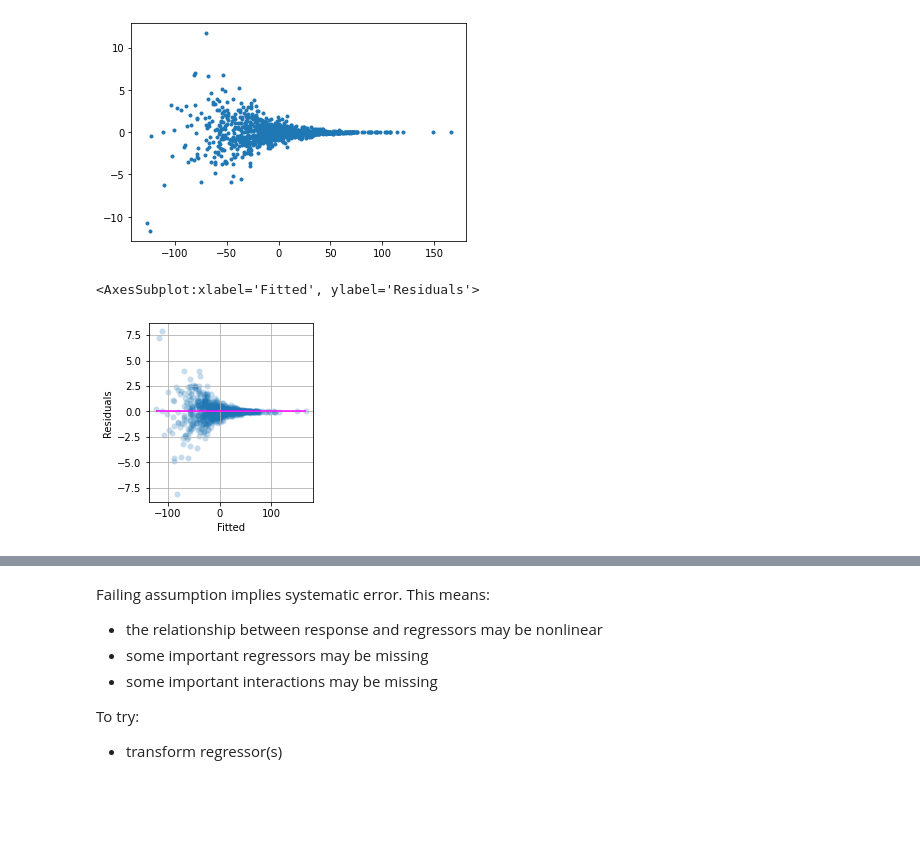
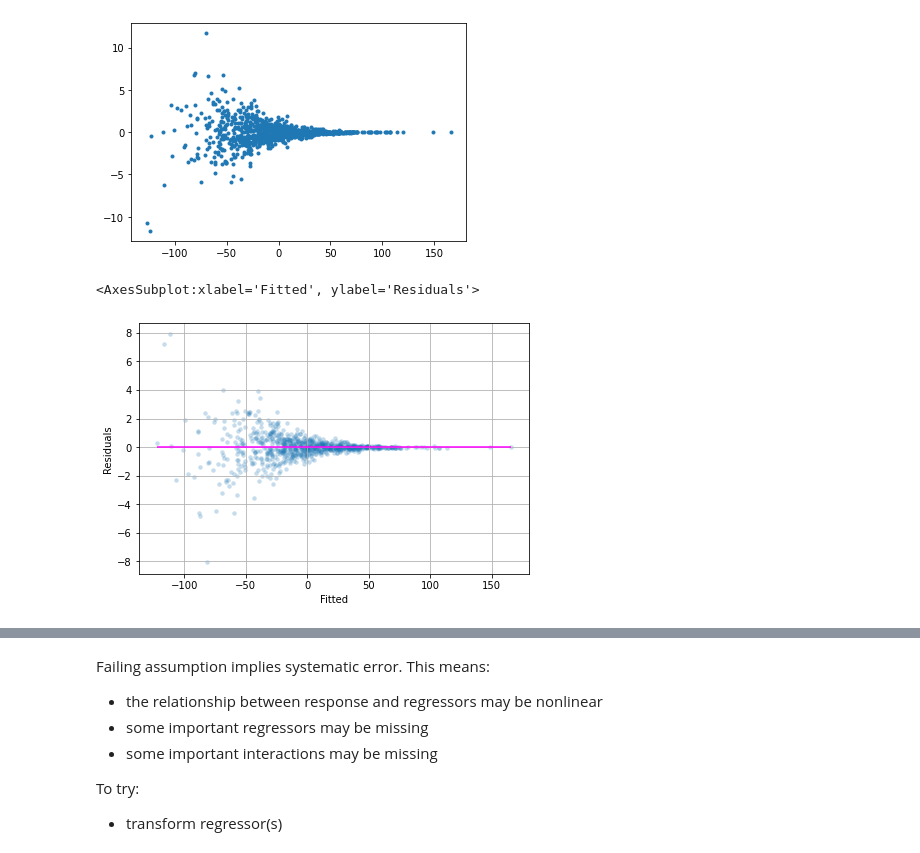
Before and after one commit to datali-ch/fantasticfeatures, a Jupyter notebook: main.ipynb, the cells around one changed output, grey strips where cells are left out. Cells and saved outputs as stored; diff of their text form; code cells hidden in the pictures; blank space fills up the shorter version.

```diff
--- a/main.ipynb
+++ b/main.ipynb
@@ -298,16 +303,3 @@ pd.read_html(model.summary().tables[1].as_html(), header=0, index_col=0)[0]
 | x3 | 19.6396 | 0.356 | 55.154 | 0.000 | 18.941 | 20.339 |
 # %% [markdown]
 ## 2.4 Actual vs predicted
-# %%
-def plot_x_vs_y(x: np.ndarray, y: np.ndarray, x_name: str, y_name: str, add_zero_line: bool =False) -> None:
-    _, ax = plt.subplots(figsize=(12,8))
-    ax.scatter(x, y)
-    ax.set_xlabel(x_name)
-    ax.set_ylabel(y_name)
-    ax.grid(True)
-    if add_zero_line:
-        plt.hlines(0, xmin=min(fitted), xmax=max(fitted), colors="orange")
-    plt.title("{} vs {}".format(x_name, y_name))
-
-
-plot_x_vs_y(fitted, y_train, "Predicted", "Observed")
@@ -359,7 +350,7 @@ plt.plot(y,yn,lw=0,marker=".")
 [<matplotlib.lines.Line2D at 0x...>]
 [figure]
 # %%
-plot_multiple_x_vs_y(fitted, residuals, "Fitted", "Residuals", n_col=1, add_zero_line=True)
+plot_x_vs_y(fitted, residuals, "Fitted", "Residuals", add_zero_line=True)
 # %% [output]
 <AxesSubplot:xlabel='Fitted', ylabel='Residuals'>
-[figure, old version]
+[figure, new version]
```
Also changed, not shown: parts of 14 cells of this notebook.
